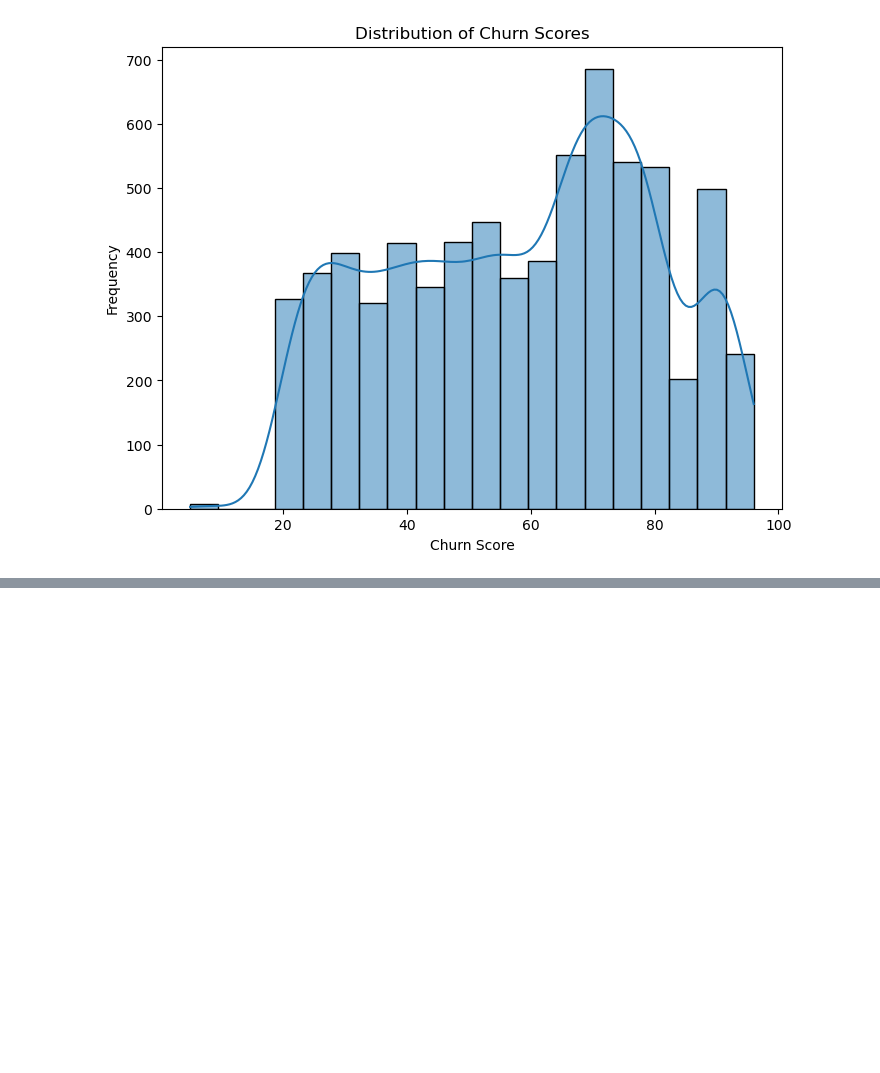
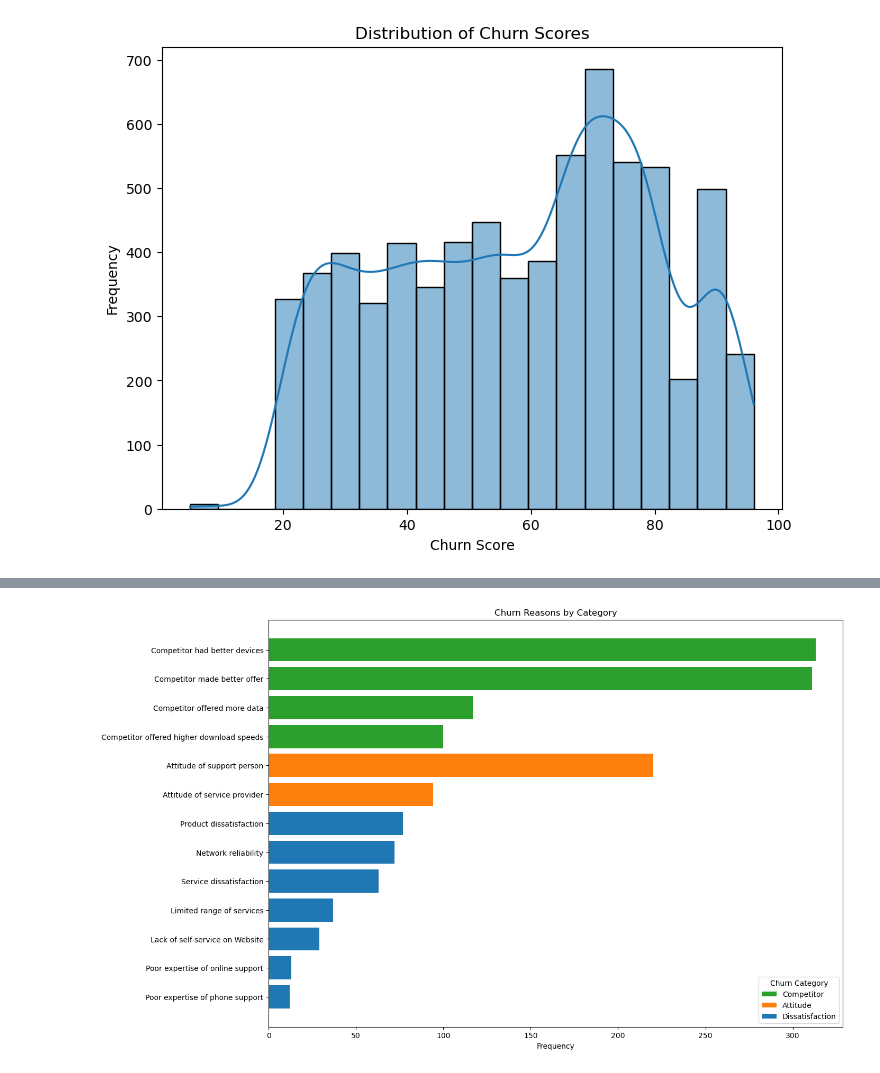
Before and after one commit to Jacky-Lam-CY/PROG74010-DataProject, a Jupyter notebook: PROG74010-DataProject.ipynb, the cells around one changed output, grey strips where cells are left out. Cells and saved outputs as stored; diff of their text form; code cells hidden in the pictures; blank space fills up the shorter version.

```diff
--- a/PROG74010-DataProject.ipynb
+++ b/PROG74010-DataProject.ipynb
@@ -1070,0 +1168,18 @@ Data columns (total 40 columns):
+# %%
+# Filter data for the top three churn categories and analyze specific churn reasons within them
+top_categories = ['Competitor', 'Attitude', 'Dissatisfaction']
+
+# Filtering data to include only top categories
+df_top_categories = df_churn[df_churn['Churn Category'].isin(top_categories)]
+
+# Display the frequency of specific churn reasons within these categories
+top_category_reasons = df_top_categories.groupby('Churn Category')['Churn Reason'].value_counts().unstack()
+# %%
+# Prepare the data by flattening it for easier plotting
+churn_reasons_flat = top_category_reasons.stack().reset_index()
+churn_reasons_flat.columns = ['Churn Category', 'Churn Reason', 'Frequency']
+churn_reasons_flat['Category Frequency'] = churn_reasons_flat['Churn Category'].map(df_top_categories['Churn Category'].value_counts())
+# %%
+# Sort data by Churn Category and Frequency within each category
+churn_reasons_flat.sort_values(by=['Category Frequency', 'Frequency'], ascending=[True, True], inplace=True)
+churn_reasons_flat
@@ -1070,0 +1201,15 @@ Data columns (total 40 columns):
+# %%
+# Plotting
+fig, ax = plt.subplots(figsize=(14, 10))
+
+for category in churn_reasons_flat['Churn Category'].unique():
+    churn_reasons = churn_reasons_flat[churn_reasons_flat['Churn Category'] == category]
+    ax.barh(churn_reasons['Churn Reason'], churn_reasons['Frequency'], label=category)
+
+ax.set_xlabel('Frequency')
+ax.set_title('Churn Reasons by Category')
+ax.legend(title='Churn Category', reverse=True)
+
+plt.show()
+# %% [output]
+[figure, added]
```
Also changed, not shown: parts of 21 cells of this notebook.
